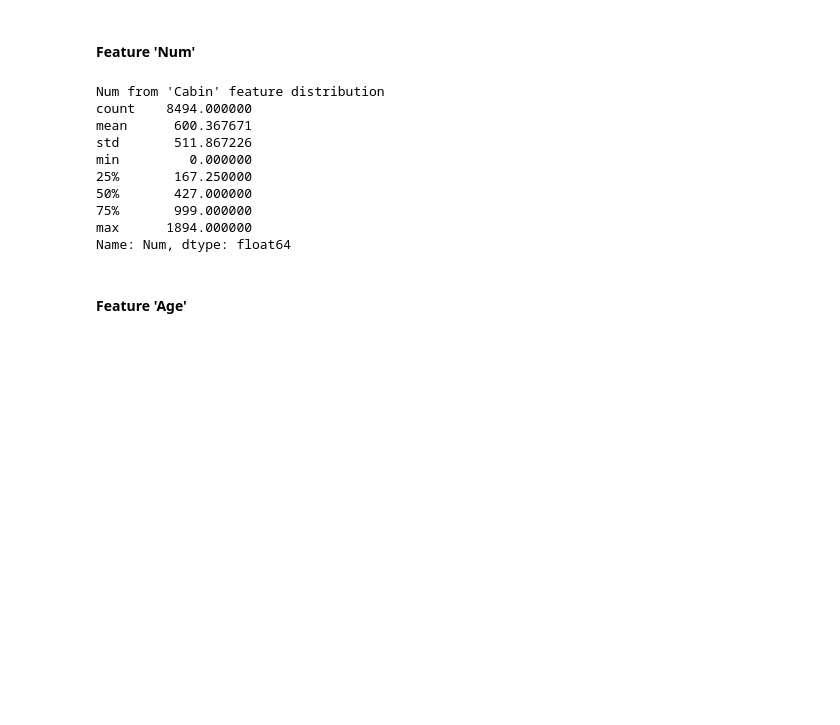
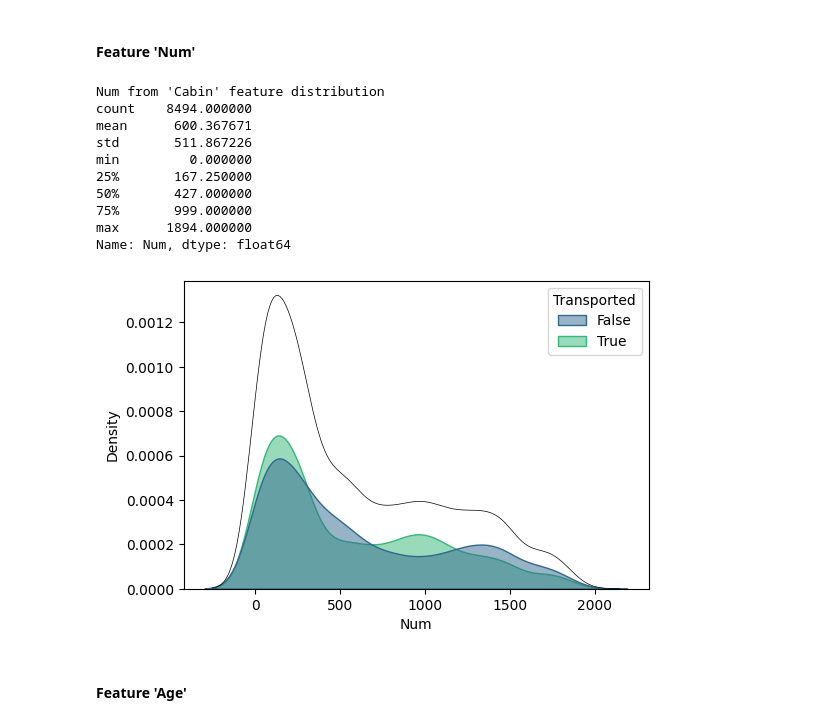
Before and after one commit to mapardo-lab/spaceshipTitanic, a Jupyter notebook: EDA.ipynb, the cells around one changed output. Cells and saved outputs as stored; diff of their text form; code cells hidden in the pictures; blank space fills up the shorter version.

```diff
--- a/EDA.ipynb
+++ b/EDA.ipynb
@@ -149,22 +149,24 @@ Number of different surnames: 2218
 # %%
 # distribution feature 'Num'
 print("Num from 'Cabin' feature distribution")
 print(df_train[~df_train['Num'].isna()]['Num'].astype(int).describe())
 # replace NA with 0
 df_train['Num'] = df_train['Num'].fillna(0)
 # convert to int keeping NAs
 df_train['Num'] = df_train['Num'].astype(int)
+plot_density_cat(df_train, ['Num'], 'Transported',  1, 1)
 # %% [output]
 Num from 'Cabin' feature distribution
 count    8494.000000
 mean      600.367671
 std       511.867226
 min         0.000000
 25%       167.250000
 50%       427.000000
 75%       999.000000
 max      1894.000000
 Name: Num, dtype: float64
+[figure, added]
 # %% [markdown]
 #### Feature 'Age'
 # %%
```
Also changed, not shown: parts of 16 cells of this notebook, 1 other file.
